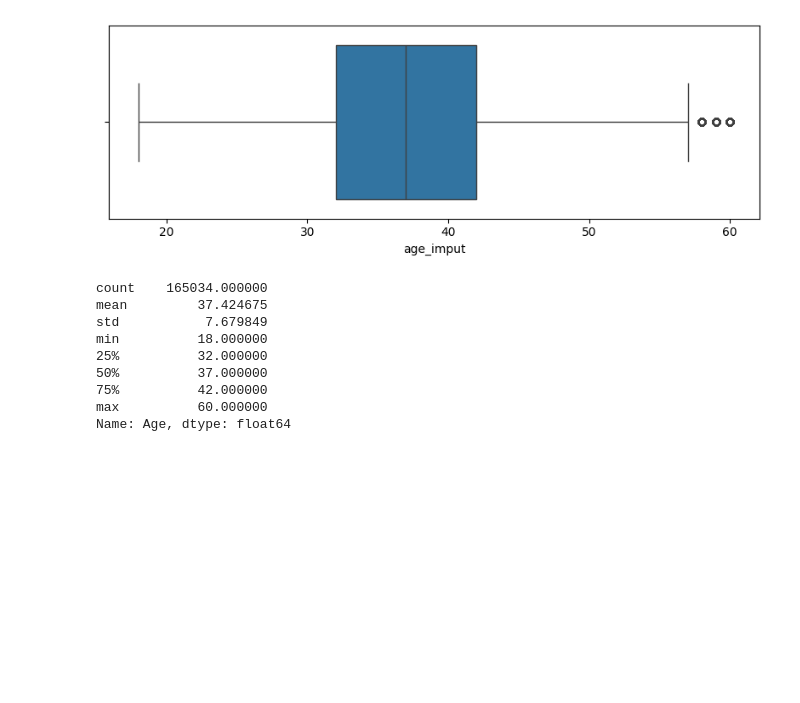
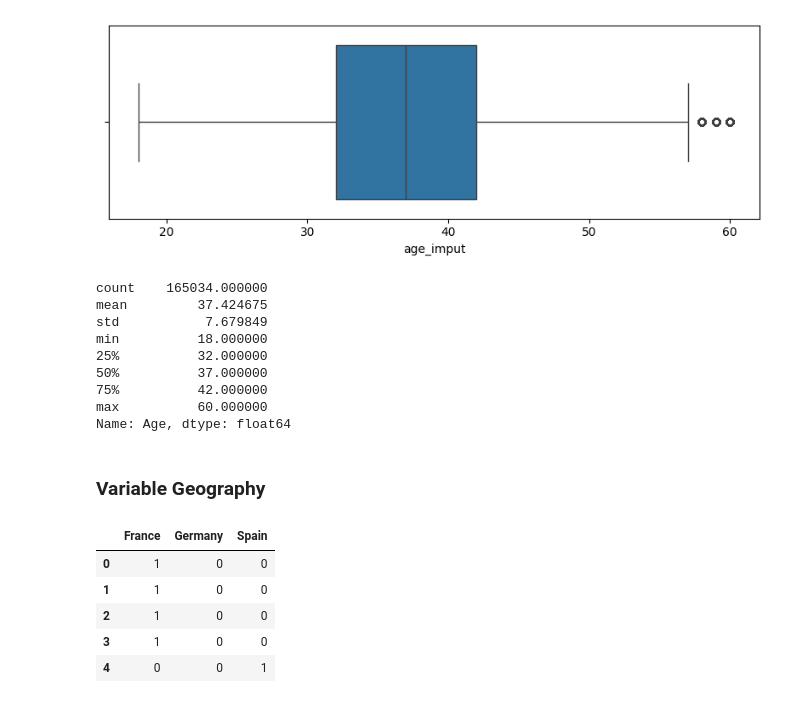
Before and after one commit to arielRas/KaggleCompetition-Coder52295, a Jupyter notebook: DataWrangling.ipynb, the cells around one changed output. Drawn from its saved outputs; the diff is of its cells as text; code cells hidden in the pictures; blank space fills up the shorter version.

```diff
--- a/DataWrangling.ipynb
+++ b/DataWrangling.ipynb
@@ -134,3 +134,15 @@ min          18.000000
 75%          42.000000
 max          60.000000
 Name: Age, dtype: float64
+# %% [markdown]
+### Variable **Geography**
+# %%
+var_dummy = pd.get_dummies(df.Geography, dtype=int)
+var_dummy.head()
+# %% [output]
+|  | France | Germany | Spain |
+| 0 | 1 | 0 | 0 |
+| 1 | 1 | 0 | 0 |
+| 2 | 1 | 0 | 0 |
+| 3 | 1 | 0 | 0 |
+| 4 | 0 | 0 | 1 |
```
Also changed, not shown: parts of 2 cells of this notebook.
